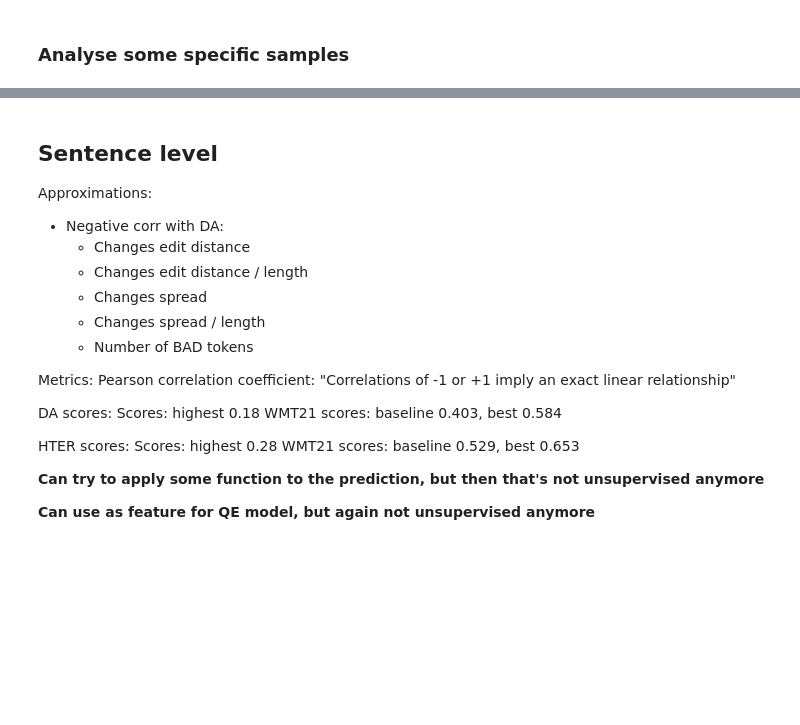
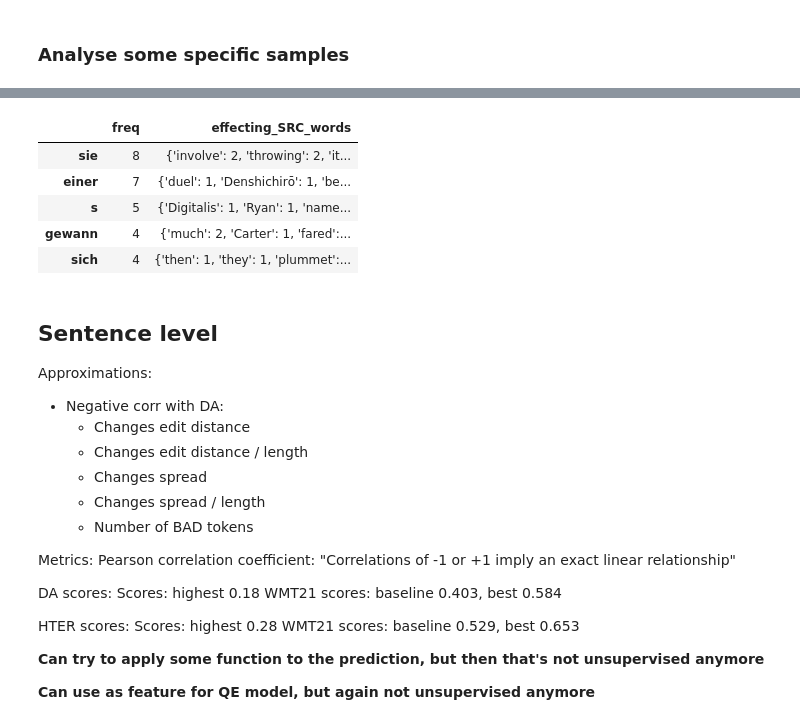
Before and after one commit to TuAnh23/Perturbation-basedQE, a Jupyter notebook: notebooks/Quality estimation.ipynb, the cells around one changed output, grey strips where cells are left out. Cells and saved outputs as stored; diff of their text form; code cells hidden in the pictures; blank space fills up the shorter version.

```diff
--- a/notebooks/Quality estimation.ipynb
+++ b/notebooks/Quality estimation.ipynb
@@ -368,3 +421,22 @@ align_translations(sentence_single_perturbed_word_df, align_type=align_type)
+# %%
+def tgt_word_pos_tag(word, spacy_model):
+    doc = spacy_model(word)
+    return doc[0].pos_
+
+def is_content_tag(spacy_tag):
+    if spacy_tag in ['NOUN', 'VERB', 'ADJ', 'PRON']:
+        return True
+    return False
+# %%
+spacy_model = spacy.load("de_core_news_sm")
+bad_word_df[bad_word_df.index.to_series().apply(lambda x: is_content_tag(tgt_word_pos_tag(x, spacy_model)))].head()
+# %% [output]
+|  | freq | effecting_SRC_words |
+| sie | 8 | {'involve': 2, 'throwing': 2, 'it... |
+| einer | 7 | {'duel': 1, 'Denshichirō': 1, 'be... |
+| s | 5 | {'Digitalis': 1, 'Ryan': 1, 'name... |
+| gewann | 4 | {'much': 2, 'Carter': 1, 'fared':... |
+| sich | 4 | {'then': 1, 'they': 1, 'plummet':... |
 # %% [markdown]
 ## Sentence level
 
```
Also changed, not shown: parts of 10 cells of this notebook, 2 other files.
